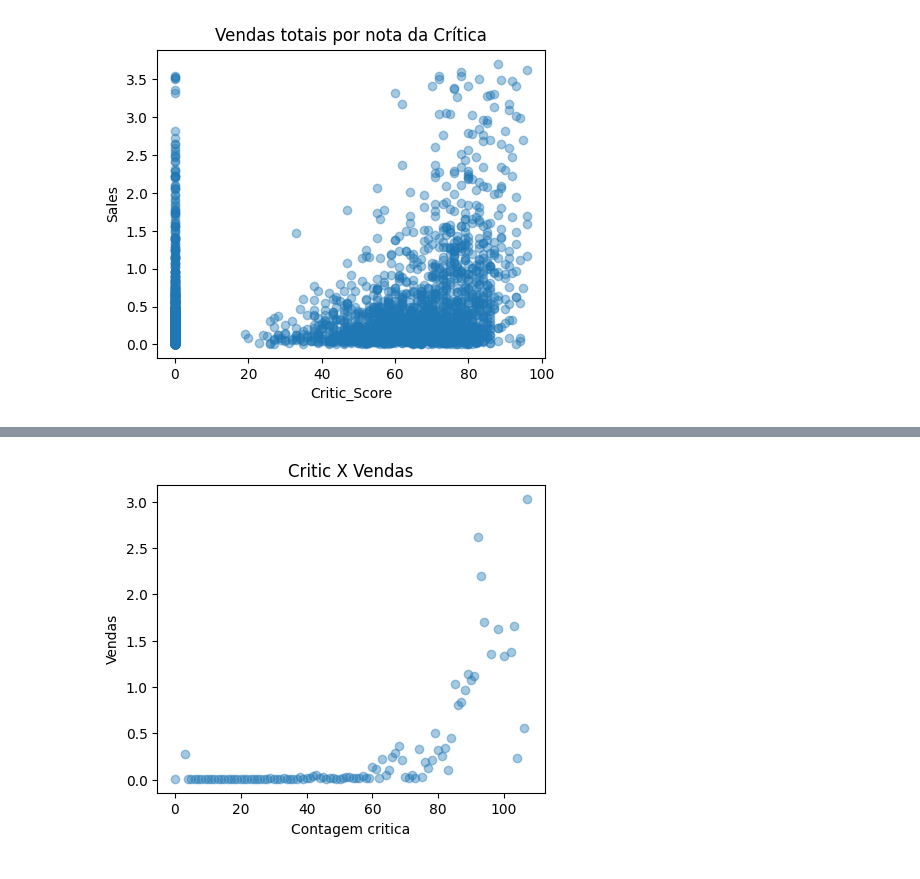
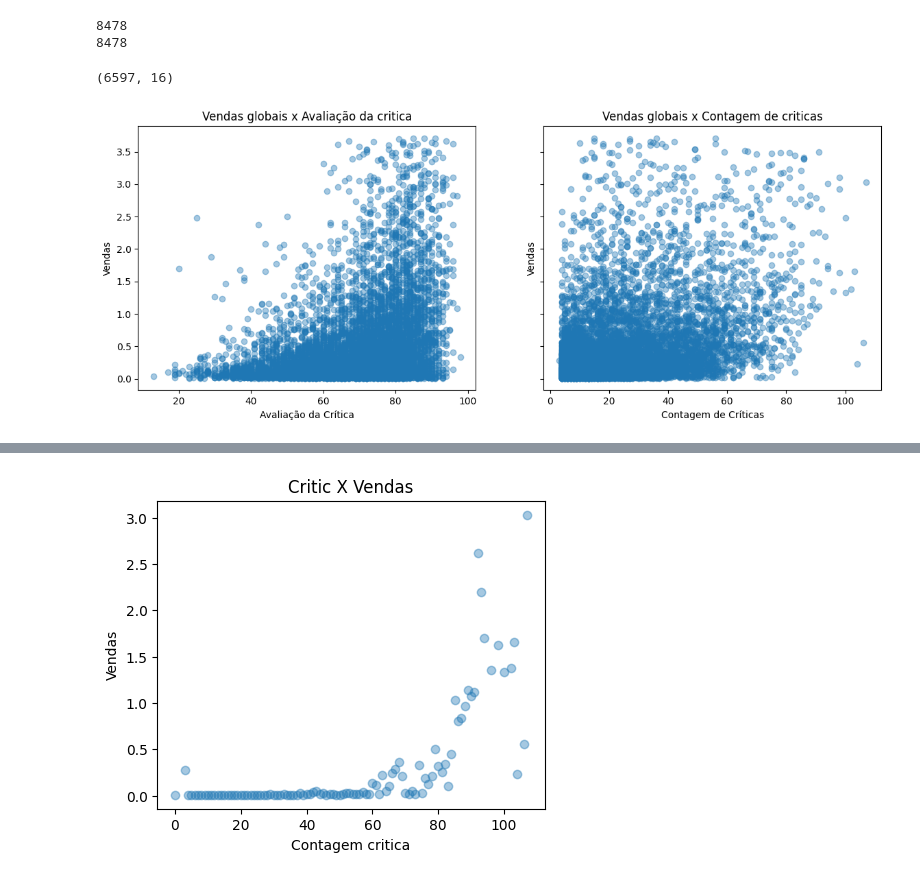
Before and after one commit to wolke412/topicos-4, a Jupyter notebook: regression.ipynb, the cells around one changed output, grey strips where cells are left out. Saved outputs shown, nothing was run; the diff lists cells and outputs as text; code cells hidden in the pictures.

```diff
--- a/regression.ipynb
+++ b/regression.ipynb
@@ -44,23 +40,40 @@ column_to_number = {
 }
 
 df['Greatest'] = df[['NA_Sales', 'EU_Sales', 'JP_Sales', 'Other_Sales']].idxmax(axis=1).map(column_to_number)
-# %%
-dffi = df.copy()
-dffi = dffi[ dffi[ "Genre"] == "Action"  ]
-plt.figure(figsize=(5, 4))
-plt.scatter(
-  dffi['Critic_Score'],
-  dffi['Global_Sales'],
-
-  cmap='viridis',
-  alpha=.4
-)
-
-plt.ylabel('Sales')
-plt.xlabel('Critic_Score')
-
-plt.title('Vendas totais por nota da Crítica')
-
-plt.show()
-# %% [output]
-[figure, removed]
+# %%
+print ( df["Critic_Score"].isna().sum() )
+print ( df["Critic_Count"].isna().sum() )
+# %% [output]
+8478
+8478
+# %%
+
+fig, axes = plt.subplots(1, 2, figsize=(14, 5), sharey=True)
+
+fdf = df.copy()
+fdf = fdf[ fdf["Global_Sales"] > 0 ]
+
+axes[0].set_title('Vendas globais x Avaliação da critica')
+axes[0].scatter(
+  fdf['Critic_Score'],
+  fdf['Global_Sales'],
+  alpha=.4
+)
+
+axes[0].set_xlabel('Avaliação da Crítica')
+axes[0].set_ylabel('Vendas')
+
+axes[1].set_title('Vendas globais x Contagem de criticas')
+axes[1].scatter(
+  fdf['Critic_Count'],
+  fdf['Global_Sales'],
+  alpha=.4
+)
+
+axes[1].set_xlabel('Contagem de Críticas')
+axes[1].set_ylabel('Vendas')
+
+plt.show()
+# %% [output]
+(6597, 16)
+[figure, added]
```
Also changed, not shown: parts of 4 cells of this notebook, 3 other files.
